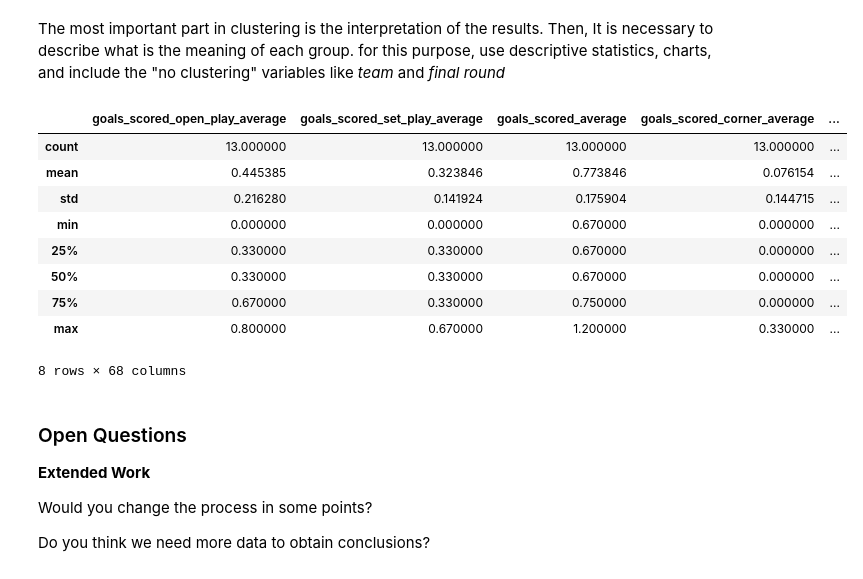
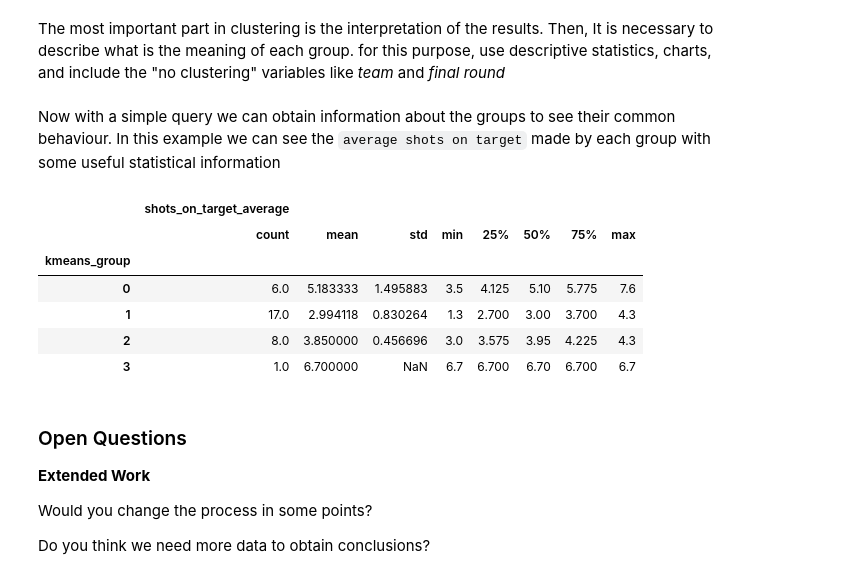
Before and after one commit to JavierVillarAsensio/Machine-Learning-Techniques_DiazRedondoVillar, a Jupyter notebook: Copia_de_ML2022_Unsupervised_Learning_of_the_World_Cup_2022.ipynb, the cells around one changed output. Saved outputs shown, nothing was run; the diff lists cells and outputs as text; code cells hidden in the pictures.

```diff
--- a/Copia_de_ML2022_Unsupervised_Learning_of_the_World_Cup_2022.ipynb
+++ b/Copia_de_ML2022_Unsupervised_Learning_of_the_World_Cup_2022.ipynb
@@ -90,7 +90,7 @@ included
  'goals-xG_total',
  'xg_per_shot_average']
 # %%
-df_1 = df_1[included]
+df_1 = df[included]
 df_1.dropna()
 df_1.head()
 # %% [output]
@@ -211,6 +229,6 @@ Two alternatives as data source:
 # %%
-init = 'random' # initialization method
-iterations = 10
+init = 'random'
+iterations = 25
 max_iter = 300
 tol = 1e-04
-random_state = 0
+seed = 0
@@ -260,10 +288,12 @@ Choose the parameters (including k) and execute k-means. Obtain labels and centr
 # %%
 k = 4
 km = KMeans(n_clusters = k, init = init, n_init = iterations ,
-            max_iter= max_iter, tol = tol, random_state = random_state)
-labels = km.fit_predict(X_pca)
+            max_iter= max_iter, tol = tol, random_state = seed)
+labels = km.fit(X_pca)
 print("Silhouette Coefficient: %0.3f"
-      % metrics.silhouette_score(X_pca, labels))
+      % metrics.silhouette_score(X_pca, labels.labels_))
 
 print('Distortion: %.2f' % km.inertia_)
+print('centers')
+labels.cluster_centers_[1]
 # %% [output]
@@ -290,19 +325,18 @@ fig.show()
 The most important part in clustering is the interpretation of the results. Then, It is necessary to describe what is the meaning of each group. for this purpose, use descriptive statistics, charts, and include the "no clustering" variables like *team* and *final round*
 # %%
 df['kmeans_group'] = km.labels_
+# %% [markdown]
+Now with a simple query we can obtain information about the groups to see their common behaviour. In this example we can see the `average shots on target` made by each group with some useful statistical information
 # %%
-df[df['kmeans_group'] == 1].describe()
+df[['shots_on_target_average','kmeans_group']].groupby('kmeans_group').describe()
 # %% [output]
-|  | goals_scored_open_play_average | goals_scored_set_play_average | goals_scored_average | goals_scored_corner_average | ... |
-| count | 13.000000 | 13.000000 | 13.000000 | 13.000000 | ... |
-| mean | 0.445385 | 0.323846 | 0.773846 | 0.076154 | ... |
-| std | 0.216280 | 0.141924 | 0.175904 | 0.144715 | ... |
-| min | 0.000000 | 0.000000 | 0.670000 | 0.000000 | ... |
-| 25% | 0.330000 | 0.330000 | 0.670000 | 0.000000 | ... |
-| 50% | 0.330000 | 0.330000 | 0.670000 | 0.000000 | ... |
-| 75% | 0.670000 | 0.330000 | 0.750000 | 0.000000 | ... |
-| max | 0.800000 | 0.670000 | 1.200000 | 0.330000 | ... |
+|  | shots_on_target_average |  |  |  |  |  |  |  |
+|  | count | mean | std | min | 25% | 50% | 75% | max |
+| kmeans_group |  |  |  |  |  |  |  |  |
+| 0 | 6.0 | 5.183333 | 1.495883 | 3.5 | 4.125 | 5.10 | 5.775 | 7.6 |
+| 1 | 17.0 | 2.994118 | 0.830264 | 1.3 | 2.700 | 3.00 | 3.700 | 4.3 |
+| 2 | 8.0 | 3.850000 | 0.456696 | 3.0 | 3.575 | 3.95 | 4.225 | 4.3 |
+| 3 | 1.0 | 6.700000 | NaN | 6.7 | 6.700 | 6.70 | 6.700 | 6.7 |
-8 rows × 68 columns
 # %% [markdown]
 ### Open Questions
 
```
Also changed, not shown: parts of 31 cells of this notebook.
